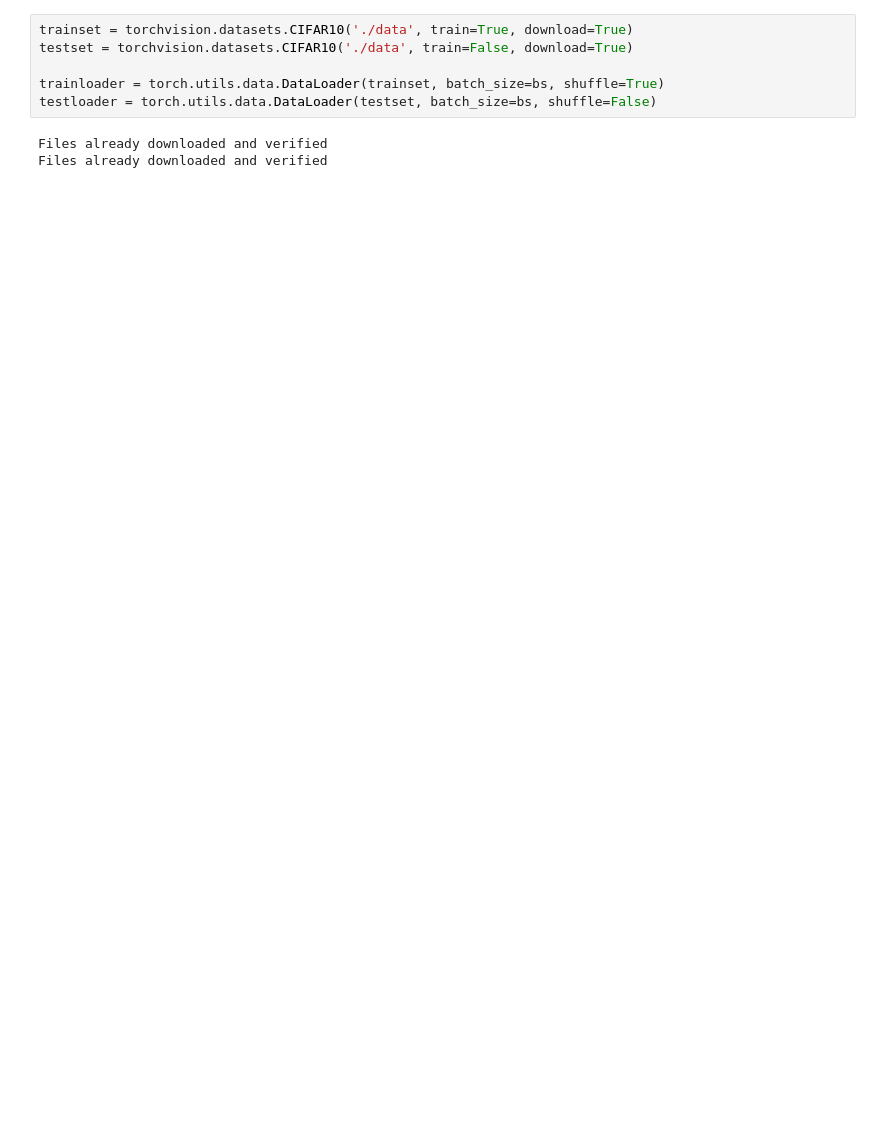
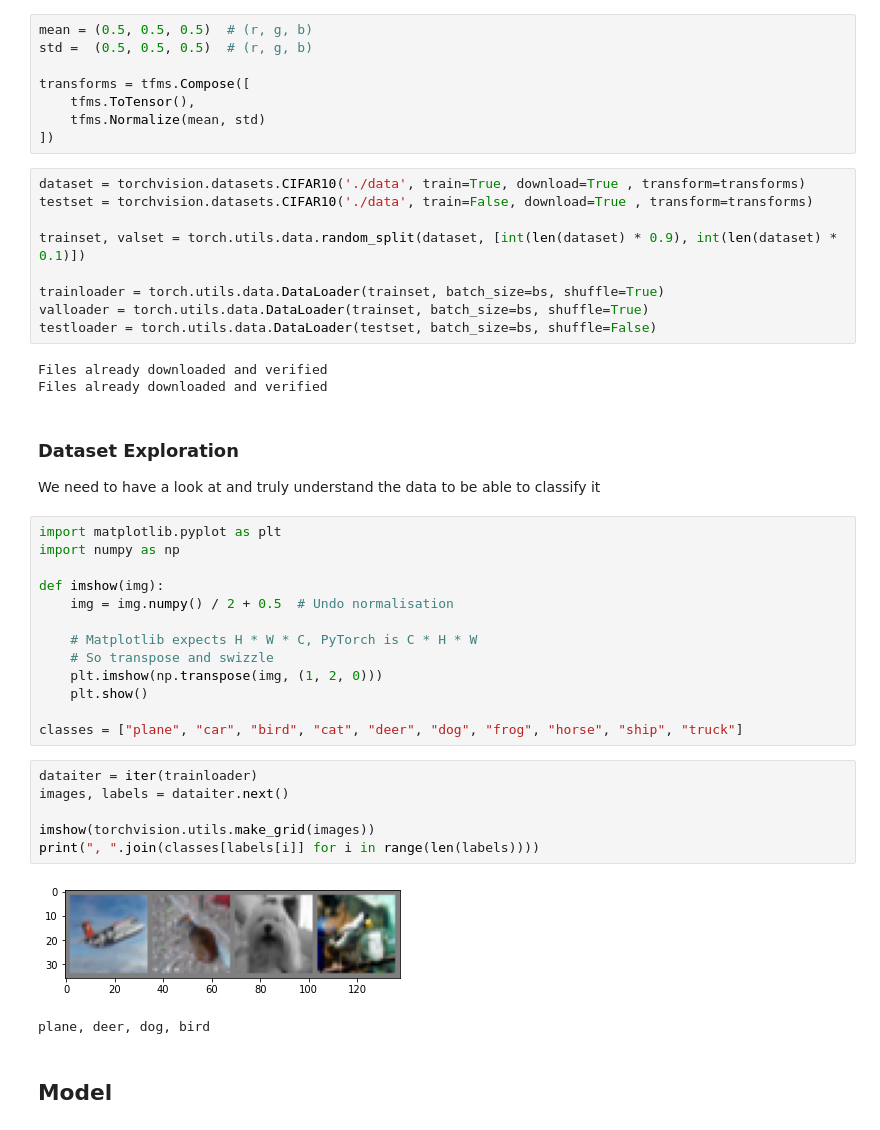
Before and after one commit to rjkilpatrick/alexnet, a Jupyter notebook: alexnet.ipynb, the cells around one changed output. Cells and saved outputs as stored; diff of their text form; blank space fills up the shorter version.

```diff
--- a/alexnet.ipynb
+++ b/alexnet.ipynb
@@ -25,12 +28,51 @@ CIFAR-10 is a labelled subset of the [80 million tiny images dataset](https://en
 There are 50,000 training images and 10,000 test images.
 
 The dataset can be found [here](https://www.cs.toronto.edu/~kriz/cifar.html).
+# %%
+mean = (0.5, 0.5, 0.5)  # (r, g, b)
+std =  (0.5, 0.5, 0.5)  # (r, g, b)
+
+transforms = tfms.Compose([
+    tfms.ToTensor(),
+    tfms.Normalize(mean, std)
+])
 # %%
-trainset = torchvision.datasets.CIFAR10('./data', train=True, download=True)
-testset = torchvision.datasets.CIFAR10('./data', train=False, download=True)
+dataset = torchvision.datasets.CIFAR10('./data', train=True, download=True , transform=transforms)
+testset = torchvision.datasets.CIFAR10('./data', train=False, download=True , transform=transforms)
+
+trainset, valset = torch.utils.data.random_split(dataset, [int(len(dataset) * 0.9), int(len(dataset) * 0.1)])
 
 trainloader = torch.utils.data.DataLoader(trainset, batch_size=bs, shuffle=True)
+valloader = torch.utils.data.DataLoader(trainset, batch_size=bs, shuffle=True)
 testloader = torch.utils.data.DataLoader(testset, batch_size=bs, shuffle=False)
 # %% [output]
 Files already downloaded and verified
 Files already downloaded and verified
+# %% [markdown]
+### Dataset Exploration
+
+We need to have a look at and truly understand the data to be able to classify it
+# %%
+import matplotlib.pyplot as plt
+import numpy as np
+
+def imshow(img):
+    img = img.numpy() / 2 + 0.5  # Undo normalisation
+
+    # Matplotlib expects H * W * C, PyTorch is C * H * W
+    # So transpose and swizzle
+    plt.imshow(np.transpose(img, (1, 2, 0)))
+    plt.show()
+
+classes = ["plane", "car", "bird", "cat", "deer", "dog", "frog", "horse", "ship", "truck"]
+# %%
+dataiter = iter(trainloader)
+images, labels = dataiter.next()
+
+imshow(torchvision.utils.make_grid(images))
+print(", ".join(classes[labels[i]] for i in range(len(labels))))
+# %% [output]
+[figure, added]
+plane, deer, dog, bird
+# %% [markdown]
+## Model
```
Also changed, not shown: parts of 19 cells of this notebook, 1 other file.
